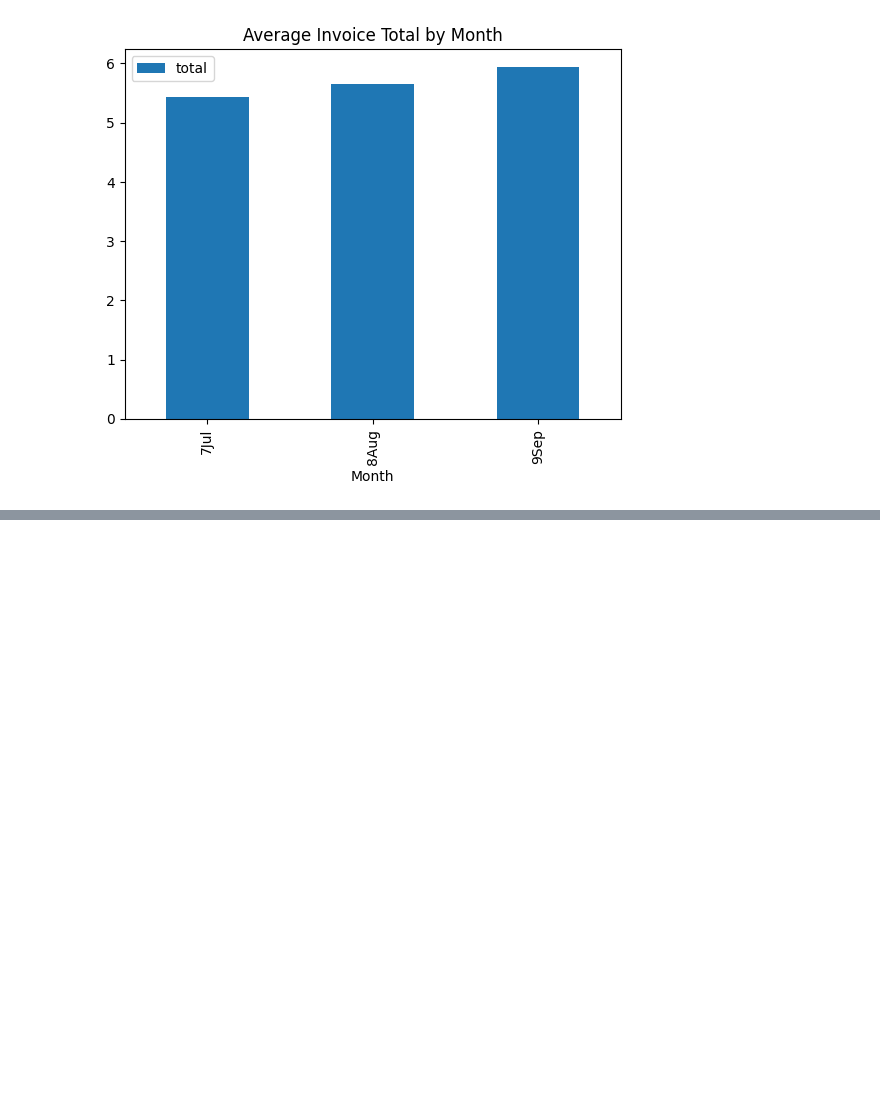
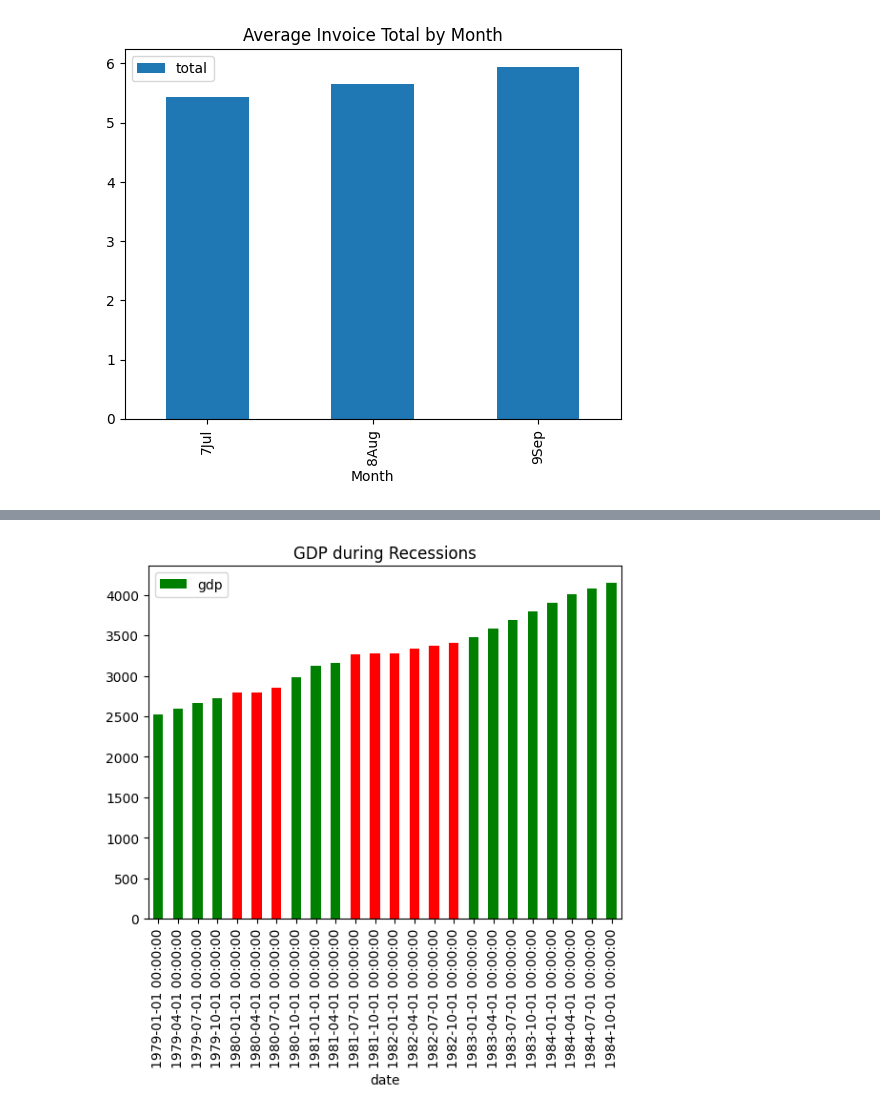
Before and after one commit to petsereypanha/python_data, a Jupyter notebook: pandas/Joining Data with pandas.ipynb, the cells around one changed output, grey strips where cells are left out. Cells and saved outputs as stored; diff of their text form; code cells hidden in the pictures; blank space fills up the shorter version.

```diff
--- a/pandas/Joining Data with pandas.ipynb
+++ b/pandas/Joining Data with pandas.ipynb
@@ -786,0 +1027,20 @@ plt.show()
+# %%
+# Load the gdp and recession DataFrames
+gdp = pd.read_csv('../data/gdp_r.csv')
+recession = pd.read_csv('../data/recession.csv')
+
+# Convert date_time columns to datetime objects
+gdp['date'] = pd.to_datetime(gdp['date'])
+recession['date'] = pd.to_datetime(recession['date'])
+
+# Merge gdp and recession on date using merge_asof()
+gdp_recession = pd.merge_asof(gdp, recession, on='date')
+
+# Create a list based on the row value of gdp_recession['econ_status']
+is_recession = ['r' if s == 'recession' else 'g' for s in gdp_recession['econ_status']]
+
+# Plot a bar chart of gdp_recession
+gdp_recession.plot(kind='bar', x='date', y='gdp', color=is_recession, title='GDP during Recessions', rot=90)
+plt.show()
+# %% [output]
+[figure, added]
```
Also changed, not shown: parts of 39 cells of this notebook, 19 other files.
